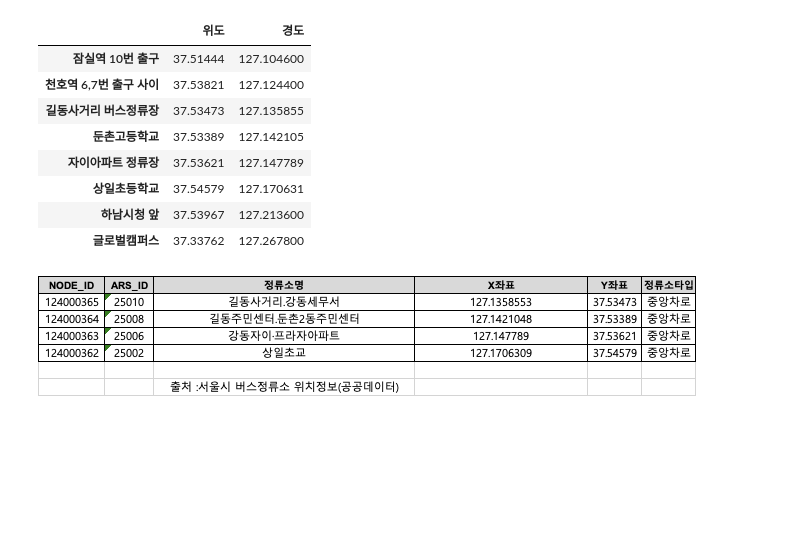
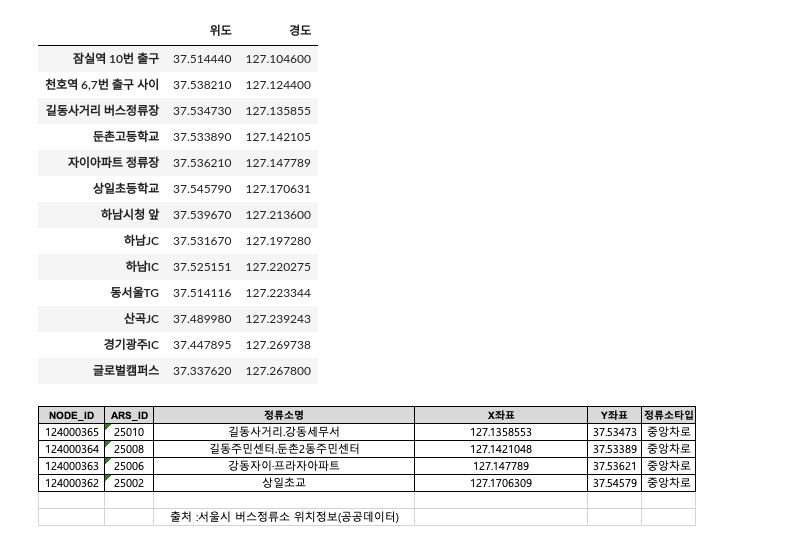
Before and after one commit to ParkJiYeoung8297/HUFS.BigData.Team, a Jupyter notebook: src/천호.잠실 셔틀의 경로.ipynb, the cells around one changed output. Drawn from its saved outputs; the diff is of its cells as text; code cells hidden in the pictures; blank space fills up the shorter version.

```diff
--- a/src/천호.잠실 셔틀의 경로.ipynb
+++ b/src/천호.잠실 셔틀의 경로.ipynb
@@ -1,22 +1,27 @@
 # %%
 import pandas as pd
 df=pd.DataFrame( )
-#df=df.iloc[1]=[37.51444, 127.1046]
 
 df=pd.DataFrame({'잠실역 10번 출구':[37.51444, 127.1046],'천호역 6,7번 출구 사이':[37.53821, 127.1244],'길동사거리 버스정류장':[37.53473, 127.1358553],
-                        '둔촌고등학교':[37.53389, 127.1421048],'자이아파트 정류장':[37.53621, 127.147789],'상일초등학교':[37.54579, 127.1706309],'하남시청 앞':[37.53967, 127.2136],
-  '글로벌캠퍼스':[37.337620,127.267800]}).transpose()
+                '둔촌고등학교':[37.53389, 127.1421048],'자이아파트 정류장':[37.53621, 127.147789],'상일초등학교':[37.54579, 127.1706309],'하남시청 앞':[37.53967, 127.2136],
+                  '하남JC':[37.531670,127.197280],'하남IC':[37.525151,127.220275],'동서울TG':[37.514116,127.223344],'산곡JC':[37.489980,127.239243],
+                 '경기광주IC':[37.447895,127.269738],'글로벌캠퍼스':[37.337620,127.267800]}).transpose()
 df.columns=['위도','경도']
 df
 # %% [output]
 |  | 위도 | 경도 |
-| 잠실역 10번 출구 | 37.51444 | 127.104600 |
-| 천호역 6,7번 출구 사이 | 37.53821 | 127.124400 |
-| 길동사거리 버스정류장 | 37.53473 | 127.135855 |
-| 둔촌고등학교 | 37.53389 | 127.142105 |
-| 자이아파트 정류장 | 37.53621 | 127.147789 |
-| 상일초등학교 | 37.54579 | 127.170631 |
-| 하남시청 앞 | 37.53967 | 127.213600 |
-| 글로벌캠퍼스 | 37.33762 | 127.267800 |
+| 잠실역 10번 출구 | 37.514440 | 127.104600 |
+| 천호역 6,7번 출구 사이 | 37.538210 | 127.124400 |
+| 길동사거리 버스정류장 | 37.534730 | 127.135855 |
+| 둔촌고등학교 | 37.533890 | 127.142105 |
+| 자이아파트 정류장 | 37.536210 | 127.147789 |
+| 상일초등학교 | 37.545790 | 127.170631 |
+| 하남시청 앞 | 37.539670 | 127.213600 |
+| 하남JC | 37.531670 | 127.197280 |
+| 하남IC | 37.525151 | 127.220275 |
+| 동서울TG | 37.514116 | 127.223344 |
+| 산곡JC | 37.489980 | 127.239243 |
+| 경기광주IC | 37.447895 | 127.269738 |
+| 글로벌캠퍼스 | 37.337620 | 127.267800 |
 # %% [markdown]
 ![image.png](attachment:image.png)
```
Also changed, not shown: parts of 4 cells of this notebook, 6 other files.
